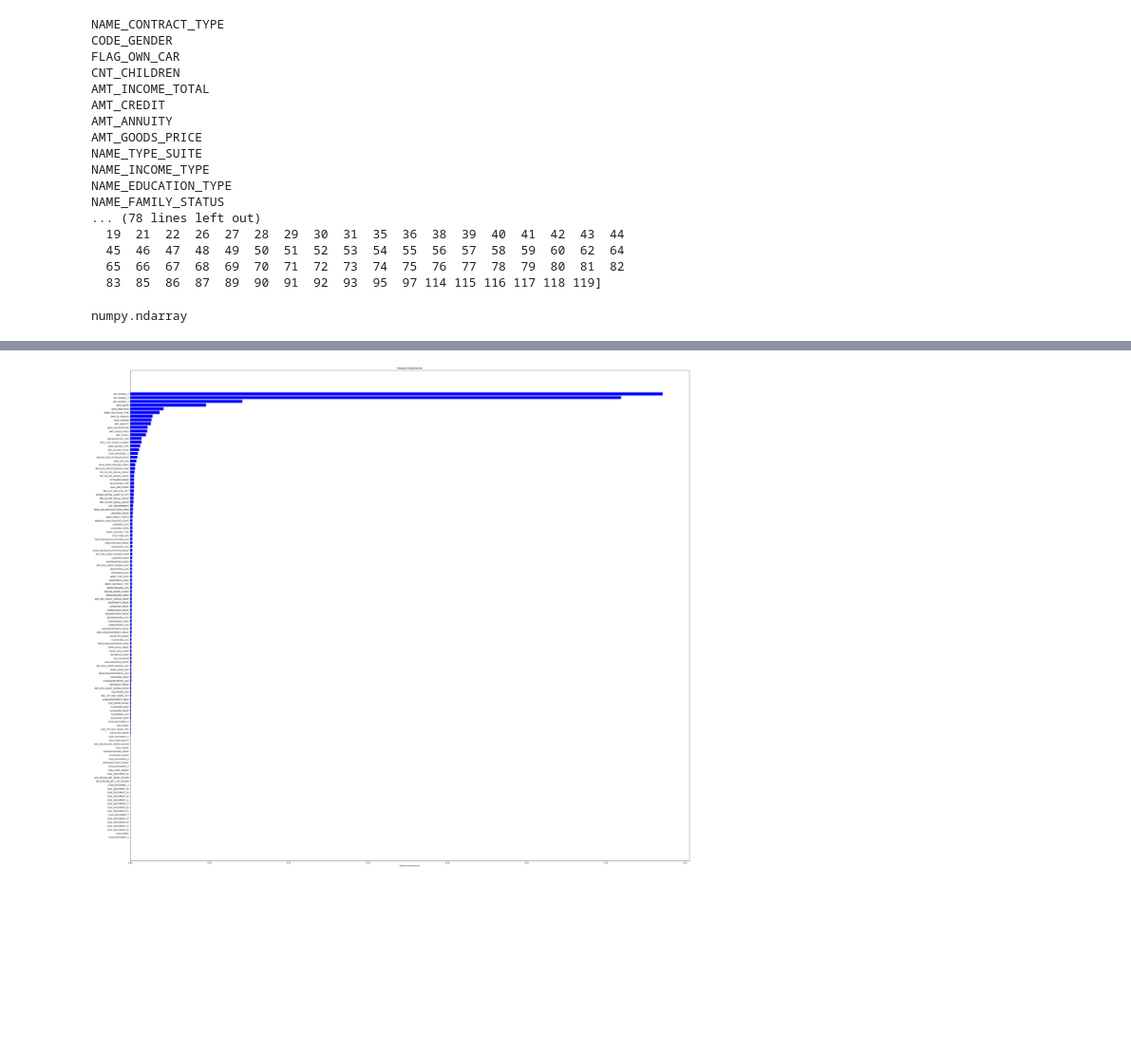
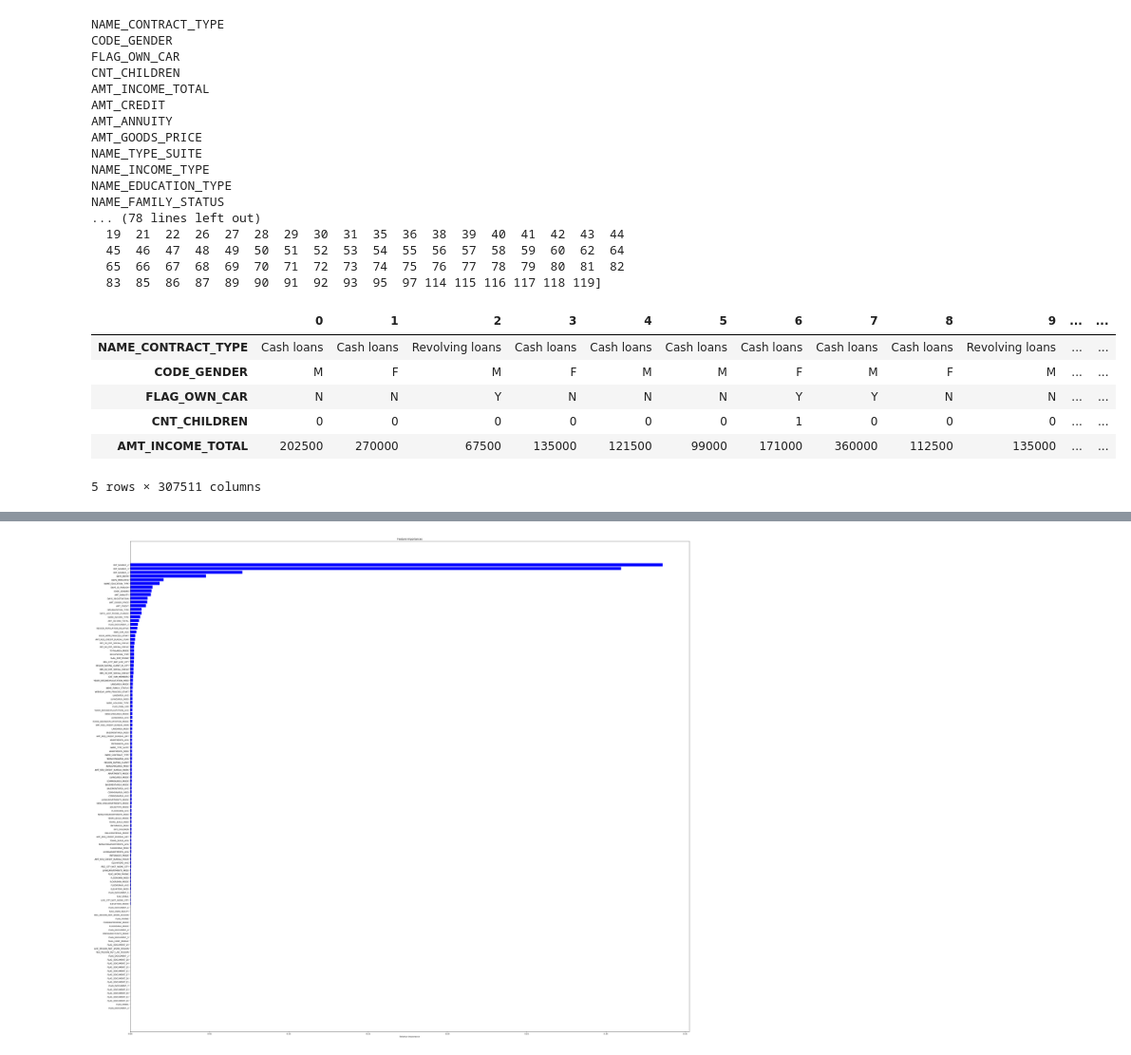
Before and after one commit to amyliaw/CS6220-Data-Mining-Project, a Jupyter notebook: Project - PreProcessing.ipynb, the cells around one changed output, grey strips where cells are left out. Shown at 95% size. Cells and saved outputs as stored; diff of their text form; code cells hidden in the pictures; blank space fills up the shorter version.

```diff
--- a/Project - PreProcessing.ipynb
+++ b/Project - PreProcessing.ipynb
@@ -793,7 +798,27 @@ NAME_FAMILY_STATUS
 # %%
 # keep the columns that are the most importance
 
-important_column=sfm.get_support(indices=True)
-type(important_column)
+# important_column=sfm.get_support(indices=True)
+# type(important_column)
+
+# convert the most importance columns into a list
+results = []
+for feature_list_index in sfm.get_support(indices=True):
+    results.append(features[feature_list_index])
+
+#
+new_datafromRF = []
+for r in results:
+    new_datafromRF.append(app_train[r])
+
+
+test = pd.DataFrame(new_datafromRF)
+test.head()
 # %% [output]
+|  | 0 | 1 | 2 | 3 | 4 | 5 | 6 | 7 | 8 | 9 | ... | ... |
+| NAME_CONTRACT_TYPE | Cash loans | Cash loans | Revolving loans | Cash loans | Cash loans | Cash loans | Cash loans | Cash loans | Cash loans | Revolving loans | ... | ... |
+| CODE_GENDER | M | F | M | F | M | M | F | M | F | M | ... | ... |
+| FLAG_OWN_CAR | N | N | Y | N | N | N | Y | Y | N | N | ... | ... |
+| CNT_CHILDREN | 0 | 0 | 0 | 0 | 0 | 0 | 1 | 0 | 0 | 0 | ... | ... |
+| AMT_INCOME_TOTAL | 202500 | 270000 | 67500 | 135000 | 121500 | 99000 | 171000 | 360000 | 112500 | 135000 | ... | ... |
-numpy.ndarray
+5 rows × 307511 columns
```
Also changed, not shown: parts of 3 cells of this notebook.
